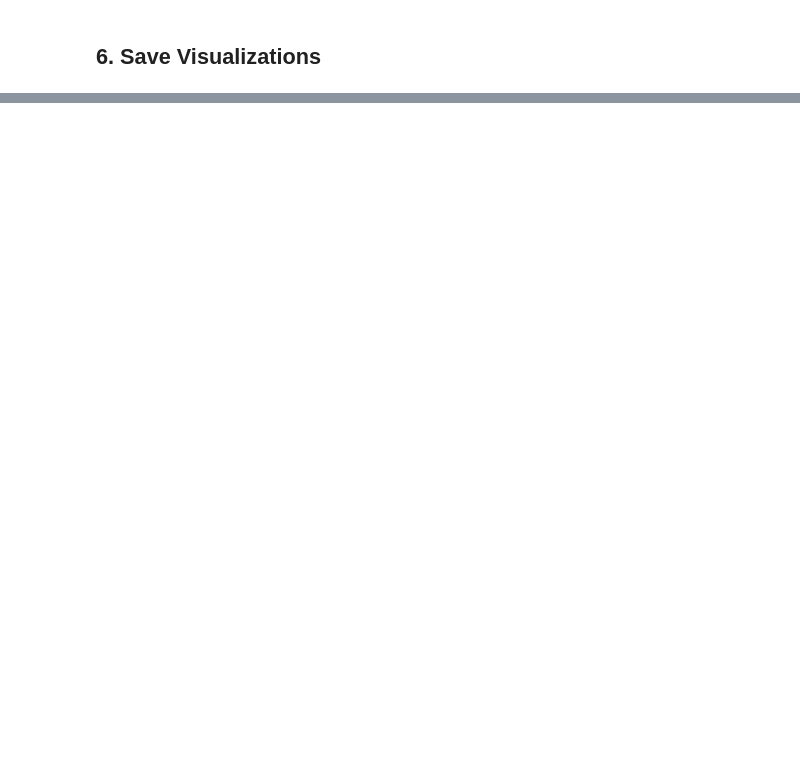
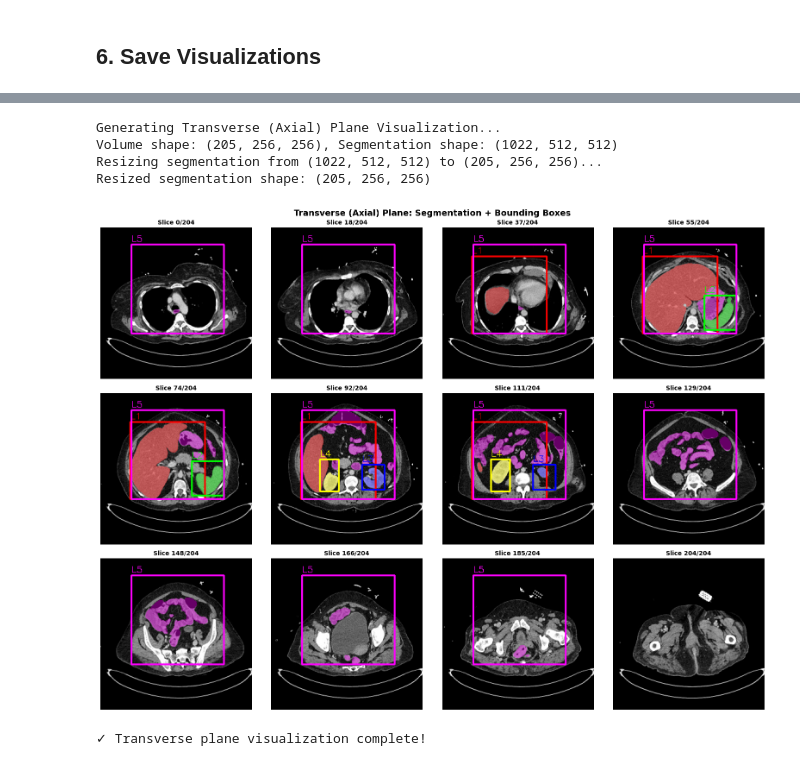
Before and after one commit to SiqiChen9/3d-grounding-dino, a Jupyter notebook: demo_visualization.ipynb, the cells around one changed output, grey strips where cells are left out. Saved outputs shown, nothing was run; the diff lists cells and outputs as text; code cells hidden in the pictures; blank space fills up the shorter version.

Commit message:
feat: Expand 3D Grounding-DETR visualization with transverse, sagittal, coronal.

```diff
--- a/demo_visualization.ipynb
+++ b/demo_visualization.ipynb
@@ -241,0 +398,53 @@ Saved!
+# %%
+# Transverse (Axial) Plane Visualization
+print("Generating Transverse (Axial) Plane Visualization...")
+
+# Use volume_images dimensions (not seg_data) since they may differ
+D_vol, H_vol, W_vol = volume_images.shape[:3]
+D_seg, H_seg, W_seg = seg_data.shape
+num_samples = 12
+
+print(f"Volume shape: {volume_images.shape[:3]}, Segmentation shape: {seg_data.shape}")
+
+# Resize seg_data to match volume_images if needed
+if (D_seg, H_seg, W_seg) != (D_vol, H_vol, W_vol):
+    print(f"Resizing segmentation from {seg_data.shape} to {(D_vol, H_vol, W_vol)}...")
+    from scipy.ndimage import zoom
+    zoom_factors = (D_vol / D_seg, H_vol / H_seg, W_vol / W_seg)
+    seg_data_resized = zoom(seg_data, zoom_factors, order=0)  # order=0 for nearest neighbor
+    print(f"Resized segmentation shape: {seg_data_resized.shape}")
+else:
+    seg_data_resized = seg_data
+
+# Uniformly sample slice indices based on volume dimensions
+slice_indices = np.linspace(0, D_vol-1, num_samples, dtype=int)
+
+fig, axes = plt.subplots(3, 4, figsize=(16, 12))
+axes = axes.flatten()
+
+for idx, slice_idx in enumerate(slice_indices):
+    ax = axes[idx]
+
+    # Get visualization using resized segmentation
+    vis_image = visualize_slice_with_segmentation_and_bbox(
+        volume_images, seg_data_resized, boxes_data, slice_idx, axis='axial'
+    )
+
+    ax.imshow(vis_image)
+    ax.set_title(f'Slice {slice_idx}/{D_vol-1}', fontsize=10, fontweight='bold')
+    ax.axis('off')
+
+plt.suptitle('Transverse (Axial) Plane: Segmentation + Bounding Boxes',
+             fontsize=14, fontweight='bold')
+plt.tight_layout()
+plt.savefig('./visualizations/transverse_segmentation_bbox.png', dpi=150, bbox_inches='tight')
+plt.show()
+
+print("✓ Transverse plane visualization complete!")
+# %% [output]
+Generating Transverse (Axial) Plane Visualization...
+Volume shape: (205, 256, 256), Segmentation shape: (1022, 512, 512)
+Resizing segmentation from (1022, 512, 512) to (205, 256, 256)...
+Resized segmentation shape: (205, 256, 256)
+[figure, added]
+✓ Transverse plane visualization complete!
```
Also changed, not shown: parts of 18 cells of this notebook.
